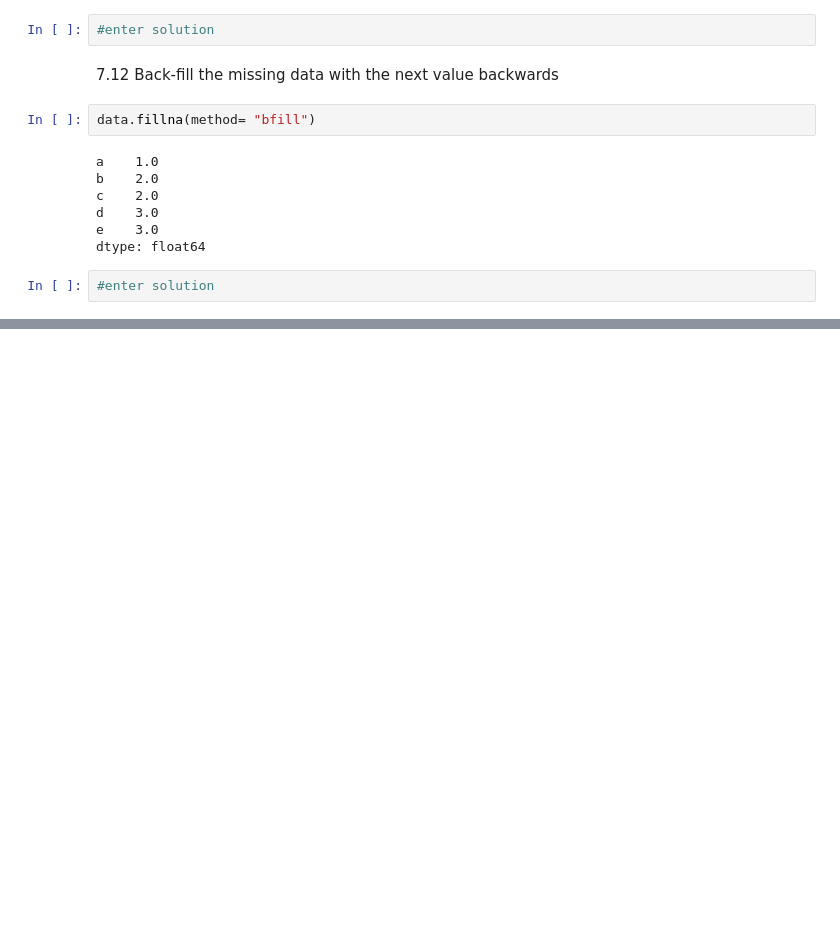
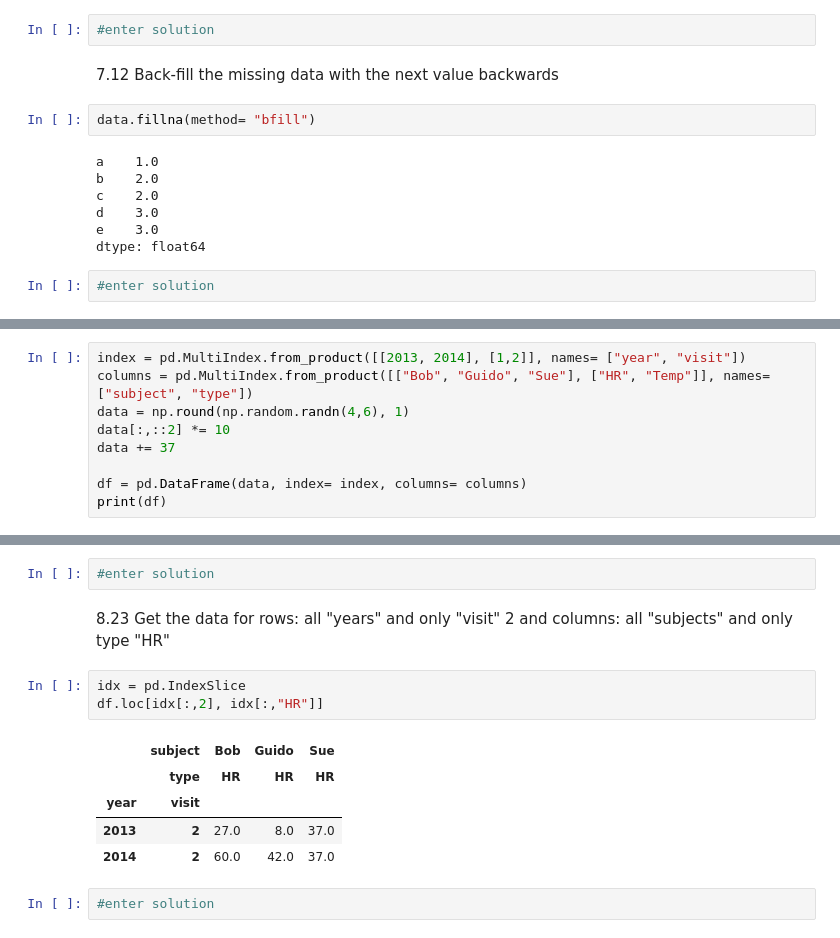
Before and after one commit to LeonvonGrebmer/Data_Science_Training_Books, a Jupyter notebook: Pandas_Training_Book_v_006.ipynb, the cells around one changed output, grey strips where cells are left out. Cells and saved outputs as stored; diff of their text form; blank space fills up the shorter version.

```diff
--- a/Pandas_Training_Book_v_005.ipynb
+++ b/Pandas_Training_Book_v_006.ipynb
@@ -723,0 +901,9 @@ dtype: float64
+# %%
+index = pd.MultiIndex.from_product([[2013, 2014], [1,2]], names= ["year", "visit"])
+columns = pd.MultiIndex.from_product([["Bob", "Guido", "Sue"], ["HR", "Temp"]], names= ["subject", "type"])
+data = np.round(np.random.randn(4,6), 1)
+data[:,::2] *= 10
+data += 37
+
+df = pd.DataFrame(data, index= index, columns= columns)
+print(df)
@@ -723,0 +1031,15 @@ dtype: float64
+# %%
+#enter solution
+# %% [markdown]
+8.23 Get the data for rows: all "years" and only "visit" 2 and columns: all "subjects" and only type "HR"
+# %%
+idx = pd.IndexSlice
+df.loc[idx[:,2], idx[:,"HR"]]
+# %% [output]
+|  | subject | Bob | Guido | Sue |
+|  | type | HR | HR | HR |
+| year | visit |  |  |  |
+| 2013 | 2 | 27.0 | 8.0 | 37.0 |
+| 2014 | 2 | 60.0 | 42.0 | 37.0 |
+# %%
+#enter solution
```
Also changed, not shown: parts of 65 cells of this notebook.
